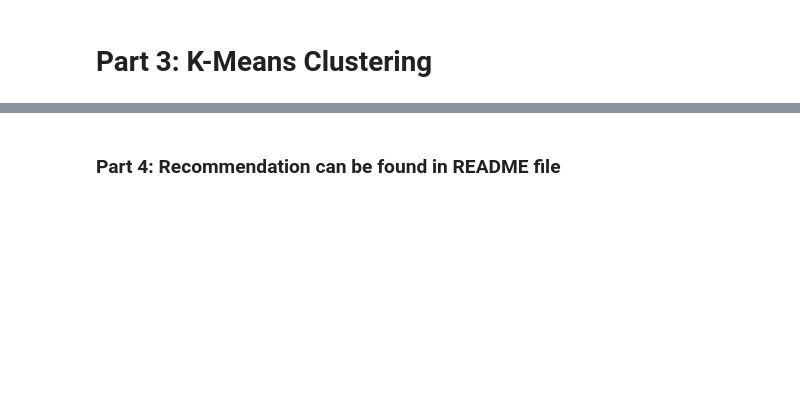
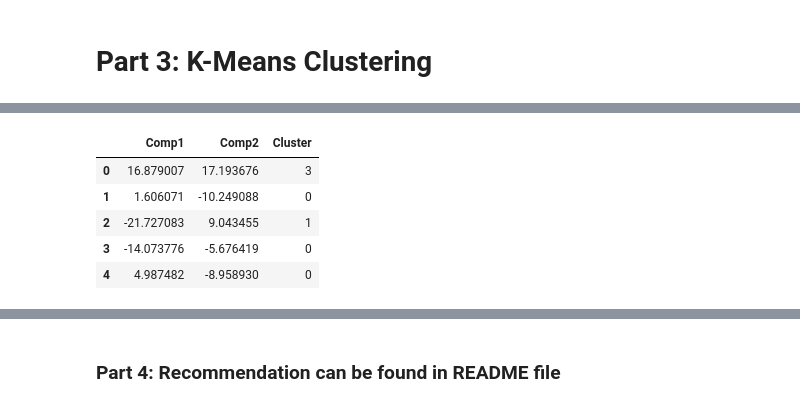
Before and after one commit to rhiana-schafer/unsupervised-learning, a Jupyter notebook: Unsupervised Code.ipynb, the cells around one changed output, grey strips where cells are left out. Cells and saved outputs as stored; diff of their text form; code cells hidden in the pictures; blank space fills up the shorter version.

```diff
--- a/Unsupervised Code.ipynb
+++ b/Unsupervised Code.ipynb
@@ -110,0 +122,12 @@ plt.show()
+# %%
+#create new df with cluster labels
+clustered_df = pd.DataFrame(tsne_features, columns=["Comp1", "Comp2"])
+clustered_df["Cluster"] = cluster_labels
+clustered_df.head()
+# %% [output]
+|  | Comp1 | Comp2 | Cluster |
+| 0 | 16.879007 | 17.193676 | 3 |
+| 1 | 1.606071 | -10.249088 | 0 |
+| 2 | -21.727083 | 9.043455 | 1 |
+| 3 | -14.073776 | -5.676419 | 0 |
+| 4 | 4.987482 | -8.958930 | 0 |
```
Also changed, not shown: parts of 10 cells of this notebook, 4 other files.
